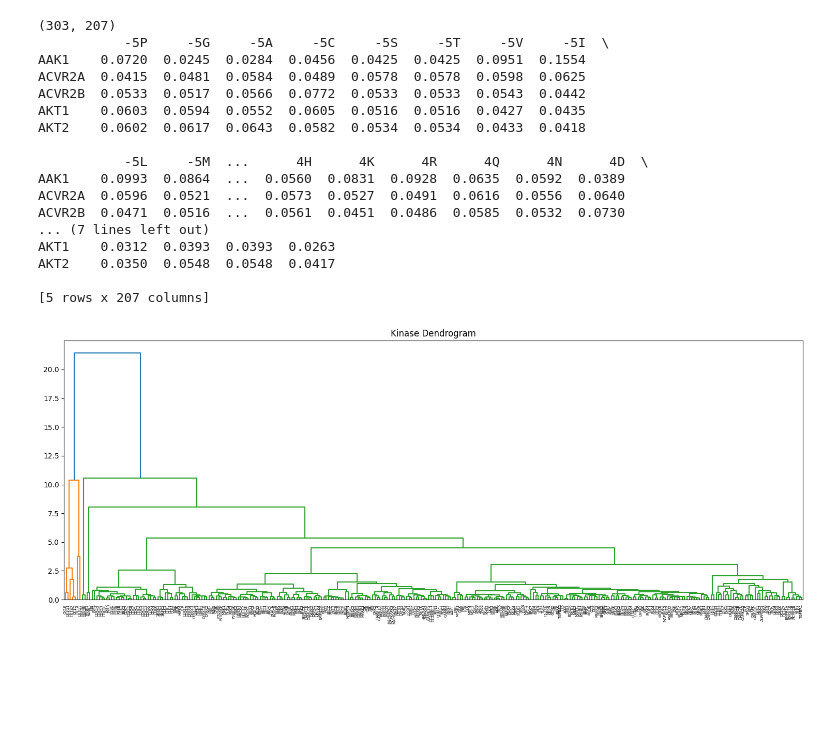
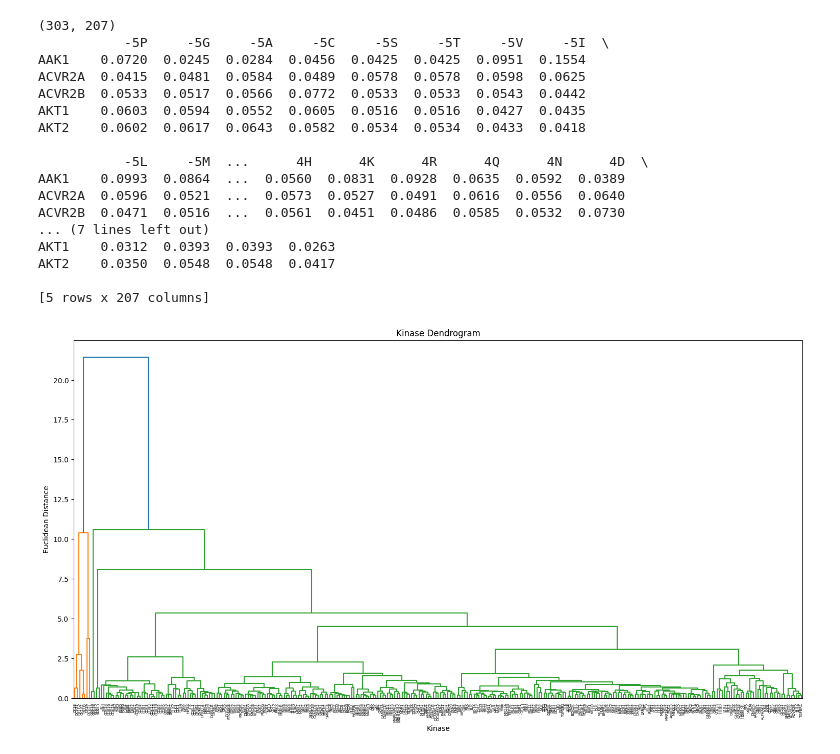
Before and after one commit to annabelrice30/Annabel-BSc-Project, a Jupyter notebook: Phylogenetic Distances/Phylogenetic distances.ipynb, the cells around one changed output. Saved outputs shown, nothing was run; the diff lists cells and outputs as text; code cells hidden in the pictures; blank space fills up the shorter version.

```diff
--- a/Phylogenetic Distances/Phylogenetic distances.ipynb
+++ b/Phylogenetic Distances/Phylogenetic distances.ipynb
@@ -15,32 +15,46 @@ import matplotlib.pyplot as plt
 
 # Calculate pairwise distances (Euclidean)
 distances = pdist(df.values, metric='euclidean')
 
 # Generate linkage matrix using Ward’s method (as in the paper)
 linkage_matrix = linkage(distances, method='ward')
 
 # Optional: visualize dendrogram
-plt.figure(figsize=(15, 6))
+plt.figure(figsize=(15, 8))
 dendrogram(linkage_matrix, labels=df.index.tolist(), leaf_rotation=90)
 plt.title("Kinase Dendrogram")
 plt.tight_layout()
+plt.ylabel("Euclidean Distance")
+plt.xlabel("Kinase")
 plt.show()
+plt.figure(figsize=(15, 60))
+dendrogram(
+    linkage_matrix,
+    labels=df.index.tolist(),
+    orientation='right',     # horizontal dendrogram
+    leaf_font_size=6
+)
+plt.title("Kinase Dendrogram")
+plt.tight_layout()
+plt.xlabel("Euclidean Distance")
+plt.ylabel("Kinase")
+plt.show()
 # %% [output]
 (303, 207)
            -5P     -5G     -5A     -5C     -5S     -5T     -5V     -5I  \
 AAK1    0.0720  0.0245  0.0284  0.0456  0.0425  0.0425  0.0951  0.1554
 ACVR2A  0.0415  0.0481  0.0584  0.0489  0.0578  0.0578  0.0598  0.0625
 ACVR2B  0.0533  0.0517  0.0566  0.0772  0.0533  0.0533  0.0543  0.0442
 AKT1    0.0603  0.0594  0.0552  0.0605  0.0516  0.0516  0.0427  0.0435
 AKT2    0.0602  0.0617  0.0643  0.0582  0.0534  0.0534  0.0433  0.0418
 
            -5L     -5M  ...      4H      4K      4R      4Q      4N      4D  \
 AAK1    0.0993  0.0864  ...  0.0560  0.0831  0.0928  0.0635  0.0592  0.0389
 ACVR2A  0.0596  0.0521  ...  0.0573  0.0527  0.0491  0.0616  0.0556  0.0640
 ACVR2B  0.0471  0.0516  ...  0.0561  0.0451  0.0486  0.0585  0.0532  0.0730
 ... (7 lines left out)
 AKT1    0.0312  0.0393  0.0393  0.0263
 AKT2    0.0350  0.0548  0.0548  0.0417
 
 [5 rows x 207 columns]
-[figure, old version]
+[figure, new version]
```
Also changed, not shown: parts of 4 cells of this notebook, 4 other files.
